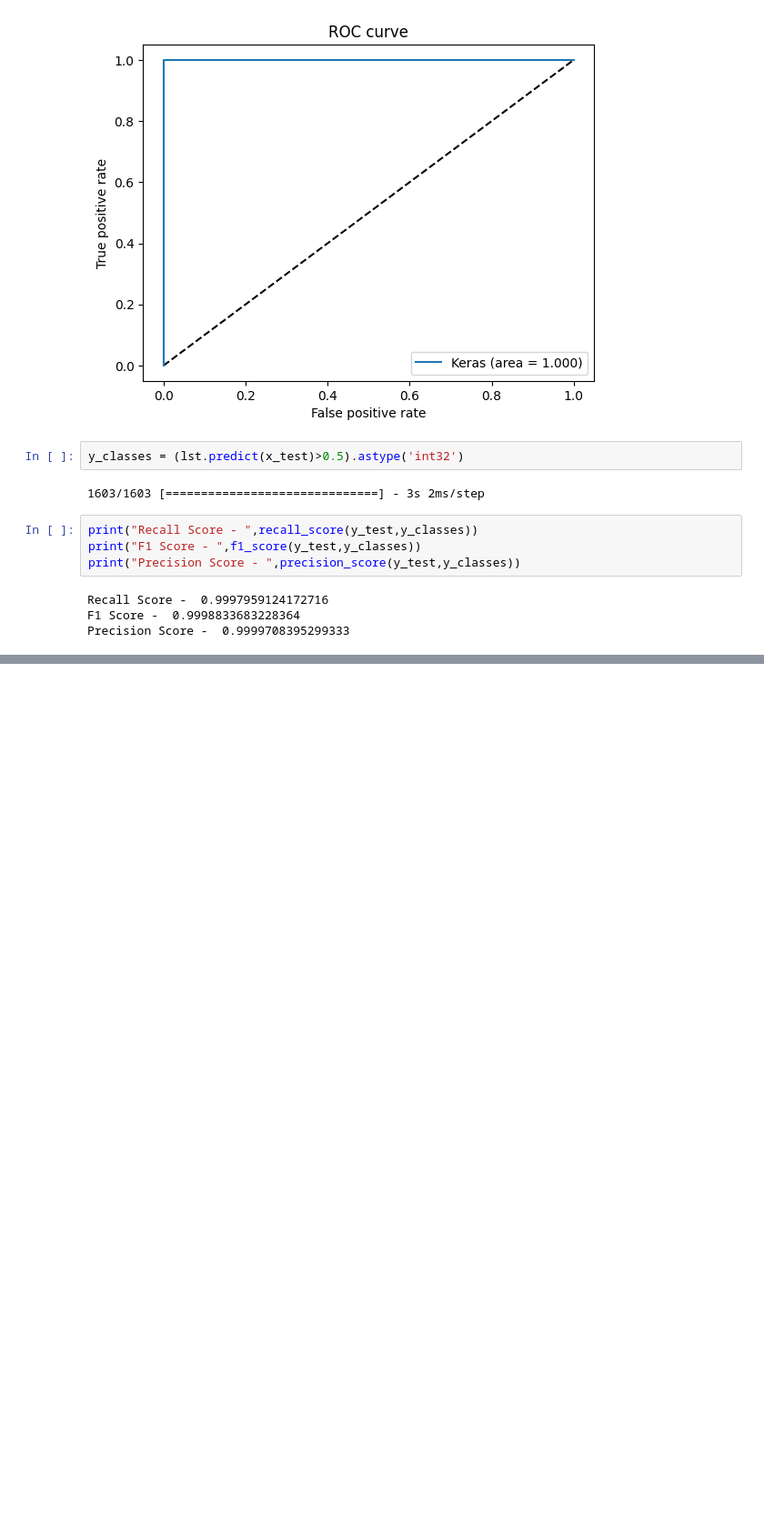
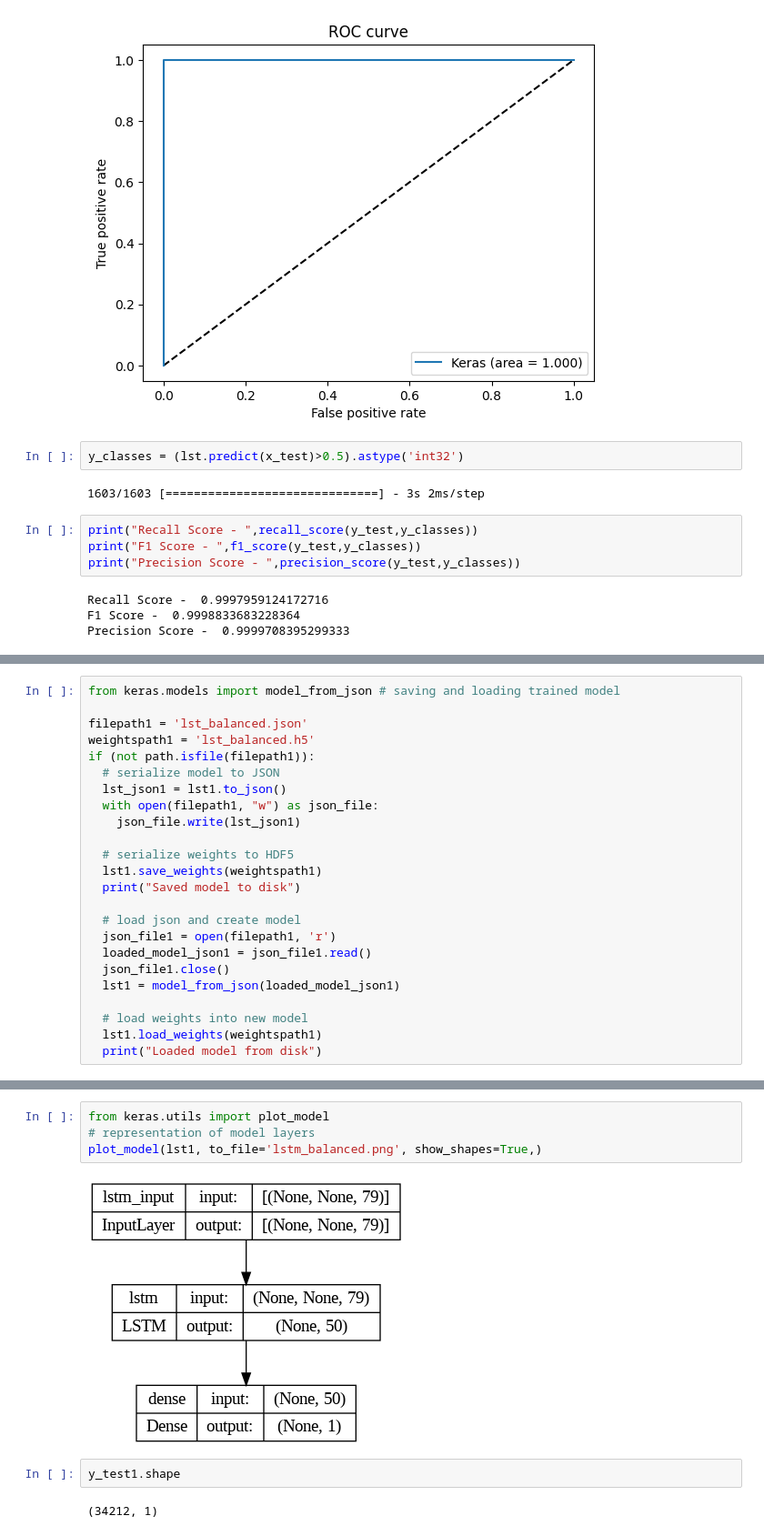
Before and after one commit to Nardy07/NIDS, a Jupyter notebook: binary_class_without_feature_extraction.ipynb, the cells around one changed output, grey strips where cells are left out. Shown at 91% size. Saved outputs shown, nothing was run; the diff lists cells and outputs as text; blank space fills up the shorter version.

```diff
--- a/binary_class_without_feature_extraction.ipynb
+++ b/binary_class_without_feature_extraction.ipynb
@@ -510,0 +671,24 @@ Precision Score -  0.9999708395299333
+# %%
+from keras.models import model_from_json # saving and loading trained model
+
+filepath1 = 'lst_balanced.json'
+weightspath1 = 'lst_balanced.h5'
+if (not path.isfile(filepath1)):
+  # serialize model to JSON
+  lst_json1 = lst1.to_json()
+  with open(filepath1, "w") as json_file:
+    json_file.write(lst_json1)
+
+  # serialize weights to HDF5
+  lst1.save_weights(weightspath1)
+  print("Saved model to disk")
+
+  # load json and create model
+  json_file1 = open(filepath1, 'r')
+  loaded_model_json1 = json_file1.read()
+  json_file1.close()
+  lst1 = model_from_json(loaded_model_json1)
+
+  # load weights into new model
+  lst1.load_weights(weightspath1)
+  print("Loaded model from disk")
@@ -510,0 +726,10 @@ Precision Score -  0.9999708395299333
+# %%
+from keras.utils import plot_model
+# representation of model layers
+plot_model(lst1, to_file='lstm_balanced.png', show_shapes=True,)
+# %% [output]
+[figure, added]
+# %%
+y_test1.shape
+# %% [output]
+(34212, 1)
```
Also changed, not shown: parts of 28 cells of this notebook.
